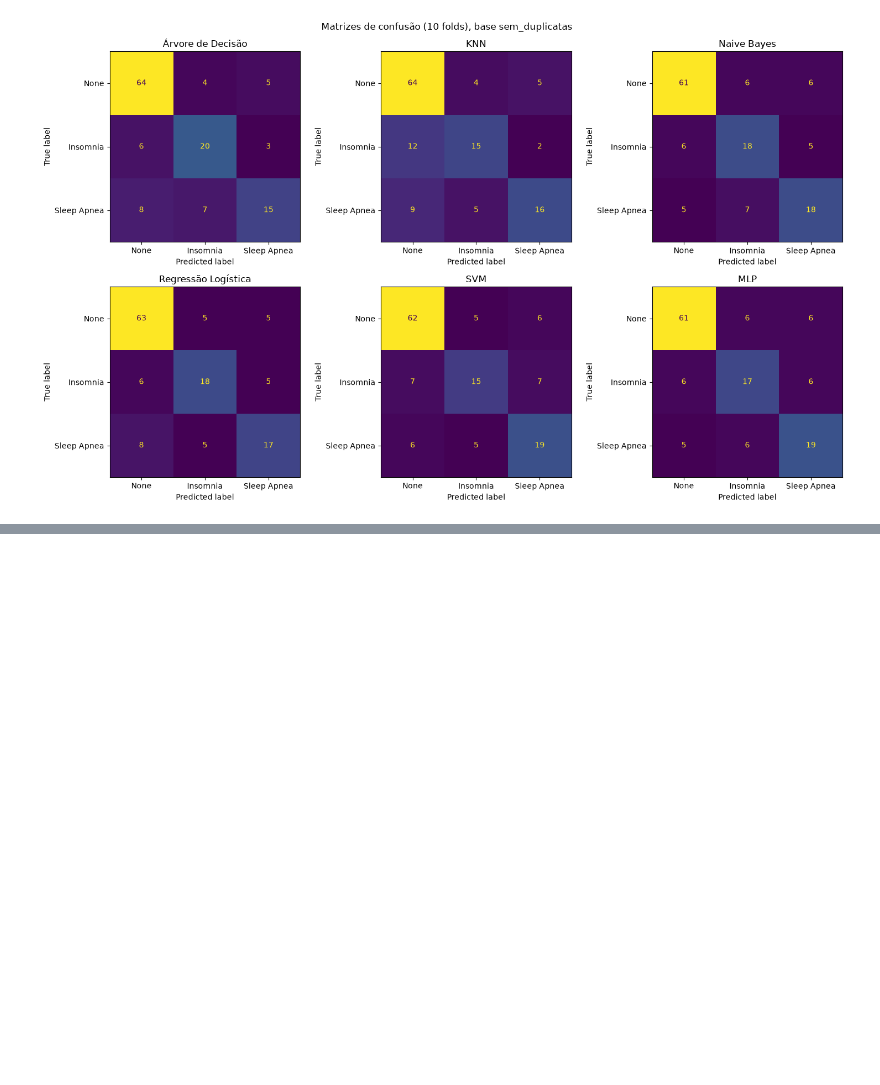
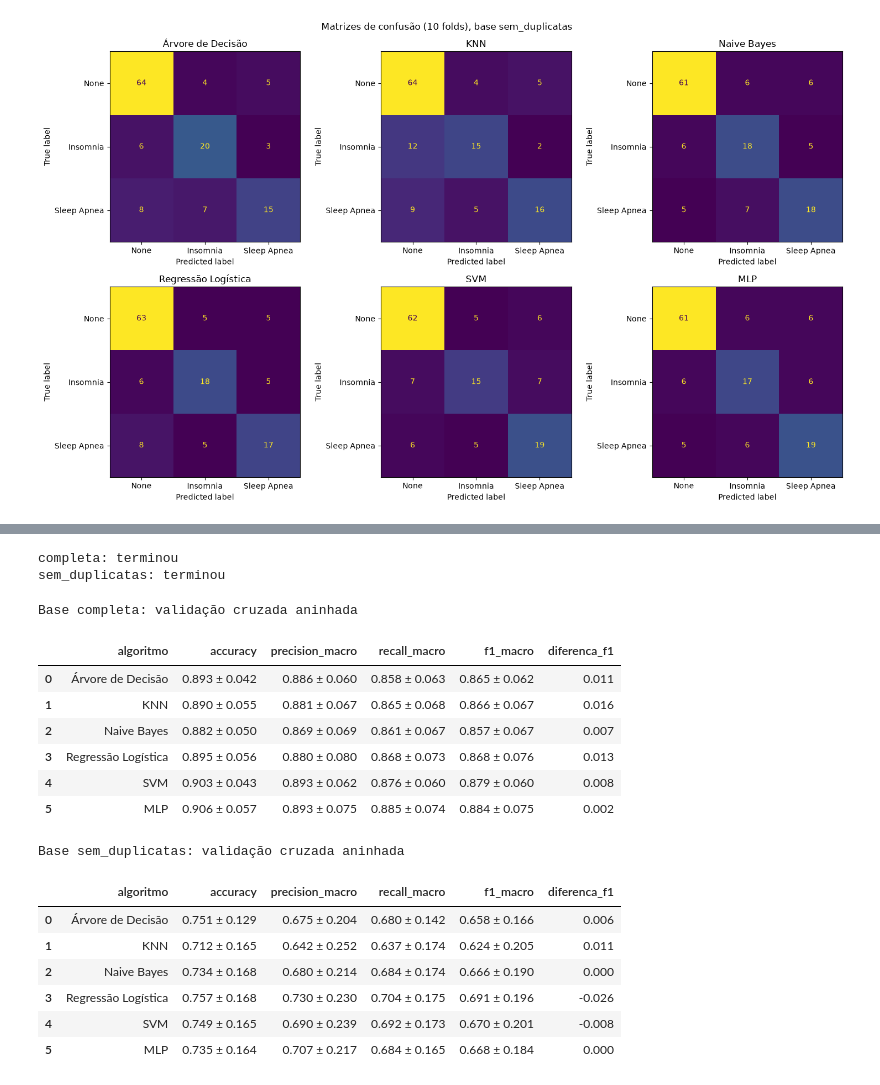
Before and after one commit to FelipeBert/sleep-health, a Jupyter notebook: projeto_experimentos.ipynb, the cells around one changed output, grey strips where cells are left out. Drawn from its saved outputs; the diff is of its cells as text; code cells hidden in the pictures; blank space fills up the shorter version.

Commit message:
feat(notebook): adiciona validação cruzada aninhada
Mede o quanto escolher os parâmetros nos mesmos folds infla o resultado.

```diff
--- a/projeto_experimentos.ipynb
+++ b/projeto_experimentos.ipynb
@@ -550,0 +561,64 @@ plotar_confusoes("sem_duplicatas")
+# %%
+# Folds de dentro (usados só para escolher os parâmetros)
+interno = StratifiedKFold(n_splits=5, shuffle=True, random_state=SEED)
+
+
+def rodar_aninhado(X, y):
+    linhas = []
+    for nome, (modelo, grade) in experimentos.items():
+        # O GridSearchCV vira o "modelo" que é avaliado pelos 10 folds de fora
+        gs = GridSearchCV(modelo, grade, scoring=METRICAS, refit="f1_macro", cv=interno)
+        cv = cross_validate(gs, X, y, cv=skf, scoring=METRICAS, n_jobs=-1)
+        for fold in range(N_FOLDS):
+            linha = {"algoritmo": nome, "fold": fold + 1}
+            for m in METRICAS:
+                linha[m] = cv[f"test_{m}"][fold]
+            linhas.append(linha)
+    return pd.DataFrame(linhas)
+
+
+aninhado = {}
+for nome_base, dados in bases.items():
+    X, y = dados.drop(columns=alvo), dados[alvo]
+    aninhado[nome_base] = rodar_aninhado(X, y)
+    aninhado[nome_base].to_csv(f"resultados/{nome_base}_aninhado_por_fold.csv", index=False)
+    print(f"{nome_base}: terminou")
+# %% [output]
+completa: terminou
+sem_duplicatas: terminou
+# %%
+for nome_base, an in aninhado.items():
+    # Média e desvio padrão dos 10 folds, igual antes
+    agg = an.groupby("algoritmo", sort=False)[list(METRICAS)].agg(["mean", "std"])
+    agg.columns = [f"{m}_{est}" for m, est in agg.columns]
+    agg = agg.reset_index()
+
+    saida = agg[["algoritmo"]].copy()
+    for m in METRICAS:
+        saida[m] = agg[f"{m}_mean"].map("{:.3f}".format) + " ± " + agg[f"{m}_std"].map("{:.3f}".format)
+
+    # diferenca_f1 = F1 da seção 6 menos F1 aninhado
+    # se for positivo, a nota da seção 6 estava um pouco "inflada"
+    f1_grid = tabelas[nome_base].query("melhor")["f1_macro_mean"].values
+    saida["diferenca_f1"] = (f1_grid - agg["f1_macro_mean"].values).round(3)
+
+    saida.to_csv(f"resultados/{nome_base}_aninhado_resumo.csv", index=False)
+    print(f"Base {nome_base}: validação cruzada aninhada")
+    display(saida)
+# %% [output]
+Base completa: validação cruzada aninhada
+|  | algoritmo | accuracy | precision_macro | recall_macro | f1_macro | diferenca_f1 |
+| 0 | Árvore de Decisão | 0.893 ± 0.042 | 0.886 ± 0.060 | 0.858 ± 0.063 | 0.865 ± 0.062 | 0.011 |
+| 1 | KNN | 0.890 ± 0.055 | 0.881 ± 0.067 | 0.865 ± 0.068 | 0.866 ± 0.067 | 0.016 |
+| 2 | Naive Bayes | 0.882 ± 0.050 | 0.869 ± 0.069 | 0.861 ± 0.067 | 0.857 ± 0.067 | 0.007 |
+| 3 | Regressão Logística | 0.895 ± 0.056 | 0.880 ± 0.080 | 0.868 ± 0.073 | 0.868 ± 0.076 | 0.013 |
+| 4 | SVM | 0.903 ± 0.043 | 0.893 ± 0.062 | 0.876 ± 0.060 | 0.879 ± 0.060 | 0.008 |
+| 5 | MLP | 0.906 ± 0.057 | 0.893 ± 0.075 | 0.885 ± 0.074 | 0.884 ± 0.075 | 0.002 |
+Base sem_duplicatas: validação cruzada aninhada
+|  | algoritmo | accuracy | precision_macro | recall_macro | f1_macro | diferenca_f1 |
+| 0 | Árvore de Decisão | 0.751 ± 0.129 | 0.675 ± 0.204 | 0.680 ± 0.142 | 0.658 ± 0.166 | 0.006 |
+| 1 | KNN | 0.712 ± 0.165 | 0.642 ± 0.252 | 0.637 ± 0.174 | 0.624 ± 0.205 | 0.011 |
+| 2 | Naive Bayes | 0.734 ± 0.168 | 0.680 ± 0.214 | 0.684 ± 0.174 | 0.666 ± 0.190 | 0.000 |
+| 3 | Regressão Logística | 0.757 ± 0.168 | 0.730 ± 0.230 | 0.704 ± 0.175 | 0.691 ± 0.196 | -0.026 |
+| 4 | SVM | 0.749 ± 0.165 | 0.690 ± 0.239 | 0.692 ± 0.173 | 0.670 ± 0.201 | -0.008 |
+| 5 | MLP | 0.735 ± 0.164 | 0.707 ± 0.217 | 0.684 ± 0.165 | 0.668 ± 0.184 | 0.000 |
```
Also changed, not shown: parts of 1 cell of this notebook, 4 other files.
